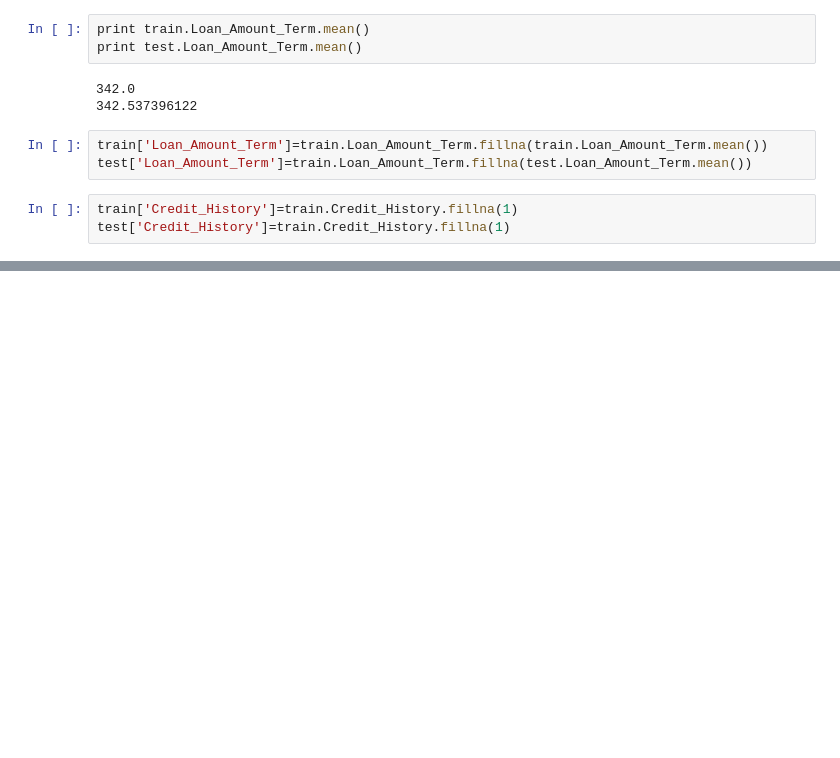
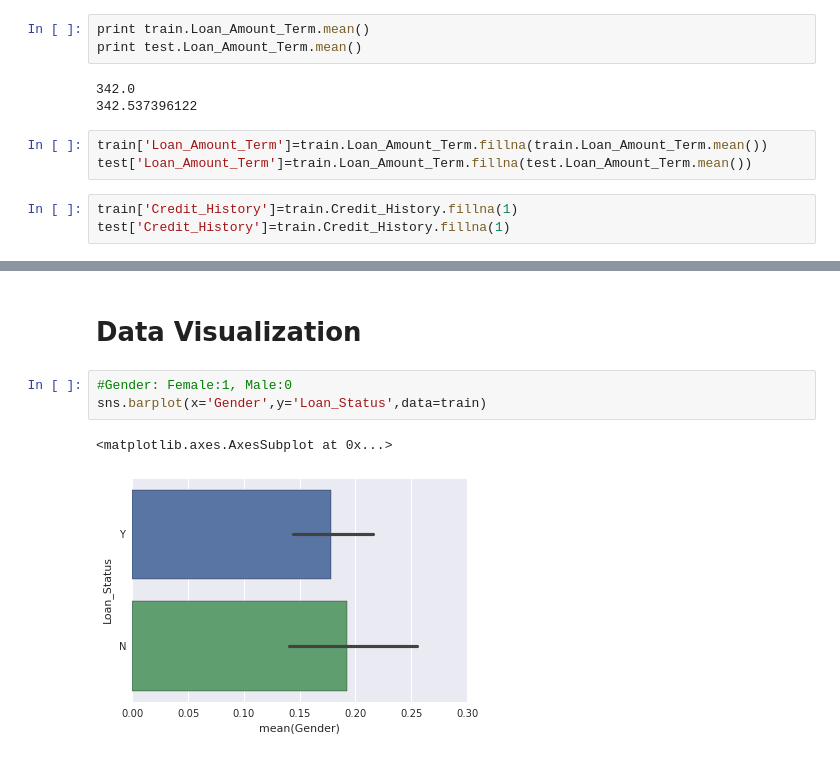
Before and after one commit to manprets/loan_prediction, a Jupyter notebook: loan_prediction.ipynb, the cells around one changed output, grey strips where cells are left out. Drawn from its saved outputs; the diff is of its cells as text; blank space fills up the shorter version.

Commit message:
feat: Add data vizualization to the ipython notebook

```diff
--- a/loan_prediction.ipynb
+++ b/loan_prediction.ipynb
@@ -242,0 +243,8 @@ train.head()
+# %% [markdown]
+# Data Visualization
+# %%
+#Gender: Female:1, Male:0
+sns.barplot(x='Gender',y='Loan_Status',data=train)
+# %% [output]
+<matplotlib.axes.AxesSubplot at 0x...>
+[figure, added]
```
Also changed, not shown: parts of 10 cells of this notebook.
